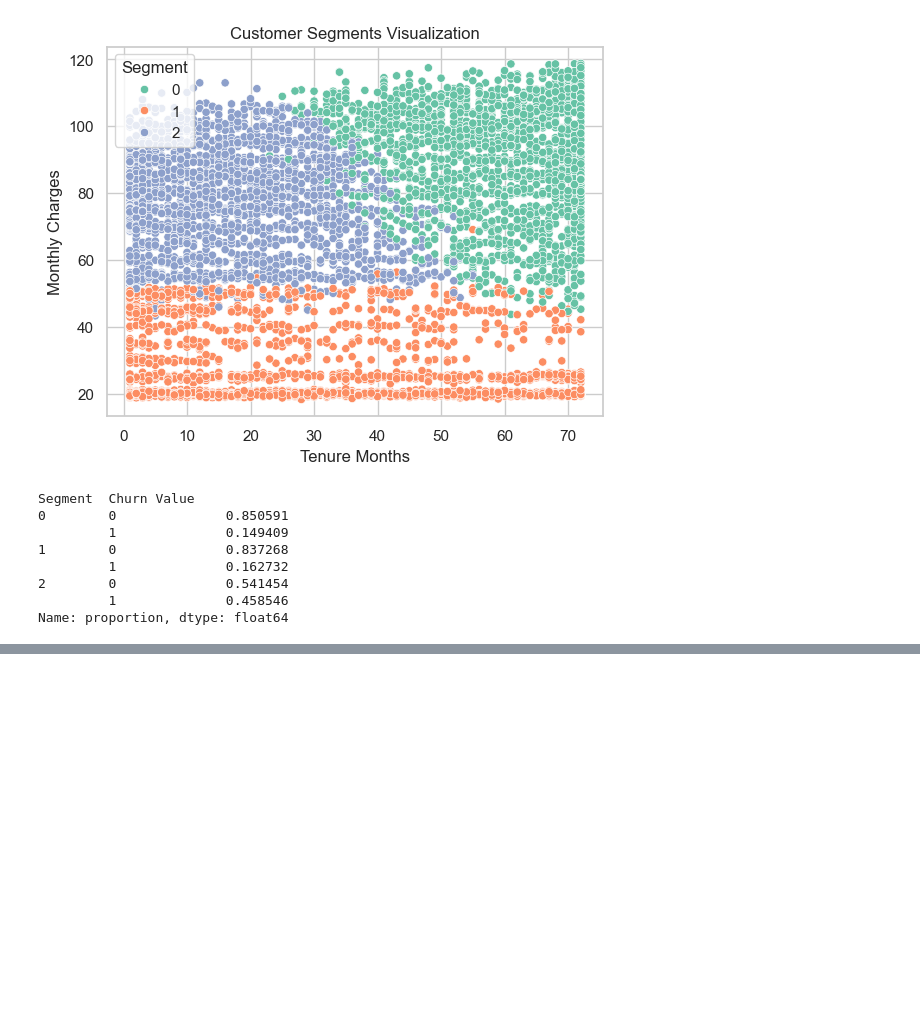
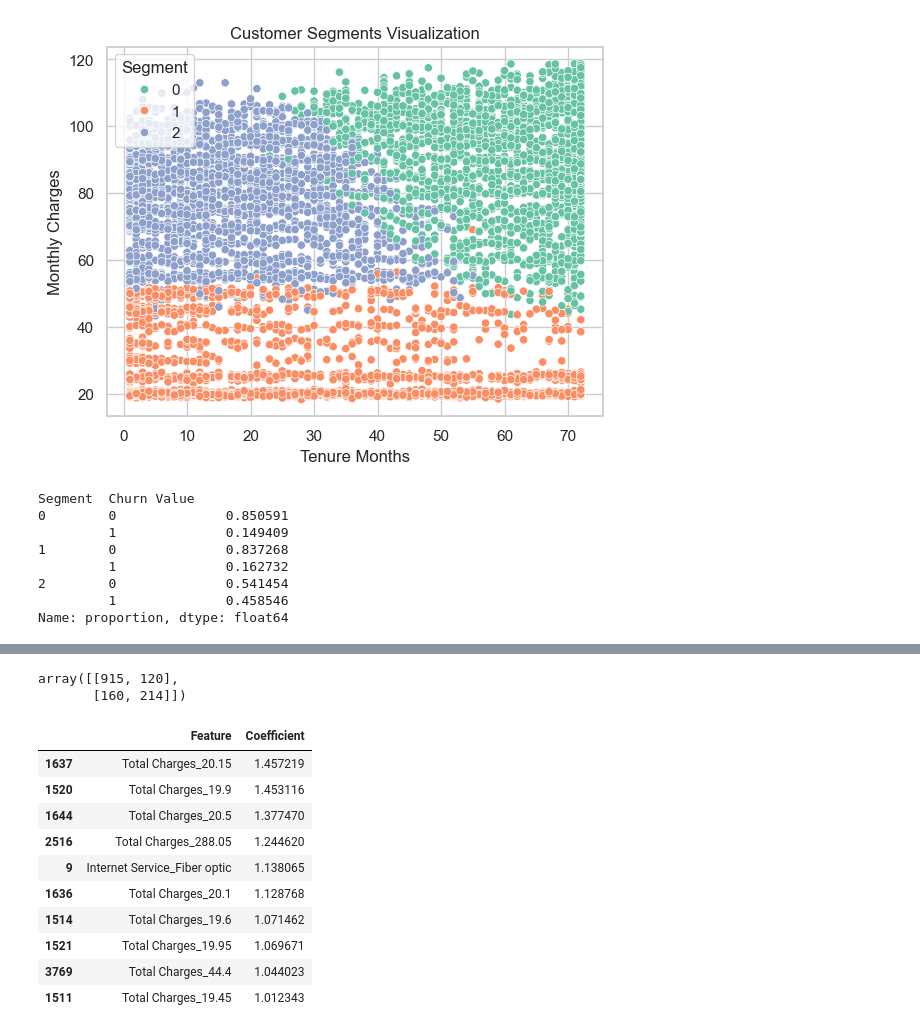
Before and after one commit to SrishtiPandey0714/segmentation-churn-retention-ml-project, a Jupyter notebook: notebooks/01_data_understanding_eda.ipynb, the cells around one changed output, grey strips where cells are left out. Drawn from its saved outputs; the diff is of its cells as text; code cells hidden in the pictures; blank space fills up the shorter version.

Commit message:
Added churn prediction pipeline with preprocessing, encoding, and logistic regression model

```diff
--- a/notebooks/01_data_understanding_eda.ipynb
+++ b/notebooks/01_data_understanding_eda.ipynb
@@ -236,0 +265,13 @@ Name: proportion, dtype: float64
+# %%
+X = X.drop(columns=[
+    "Count",
+    "Country",
+    "State",
+    "City",
+    "Zip Code",
+    "Lat Long",
+    "Latitude",
+    "Longitude"
+])
+# %%
+X = pd.get_dummies(X, drop_first=True)
@@ -236,0 +282,16 @@ Name: proportion, dtype: float64
+# %%
+from sklearn.model_selection import train_test_split
+
+X_train, X_test, y_train, y_test = train_test_split(
+    X,
+    y,
+    test_size=0.2,
+    random_state=42,
+    stratify=y
+)
+# %%
+from sklearn.linear_model import LogisticRegression
+
+model = LogisticRegression(max_iter=1000)
+
+model.fit(X_train, y_train)
@@ -236,0 +316,24 @@ Name: proportion, dtype: float64
+# %%
+confusion_matrix(y_test, y_pred)
+# %% [output]
+array([[915, 120],
+       [160, 214]])
+# %%
+feature_importance = pd.DataFrame({
+    "Feature": X.columns,
+    "Coefficient": model.coef_[0]
+})
+
+feature_importance.sort_values(by="Coefficient", ascending=False).head(10)
+# %% [output]
+|  | Feature | Coefficient |
+| 1637 | Total Charges_20.15 | 1.457219 |
+| 1520 | Total Charges_19.9 | 1.453116 |
+| 1644 | Total Charges_20.5 | 1.377470 |
+| 2516 | Total Charges_288.05 | 1.244620 |
+| 9 | Internet Service_Fiber optic | 1.138065 |
+| 1636 | Total Charges_20.1 | 1.128768 |
+| 1514 | Total Charges_19.6 | 1.071462 |
+| 1521 | Total Charges_19.95 | 1.069671 |
+| 3769 | Total Charges_44.4 | 1.044023 |
+| 1511 | Total Charges_19.45 | 1.012343 |
```
Also changed, not shown: parts of 9 cells of this notebook.
